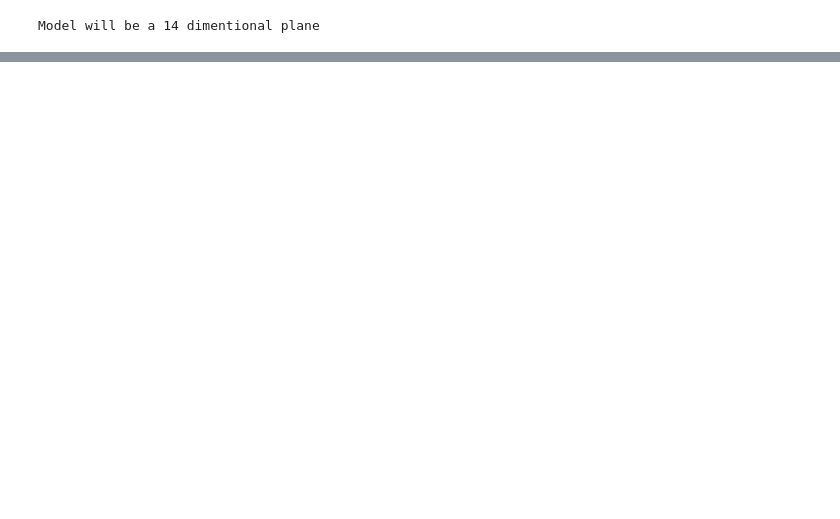
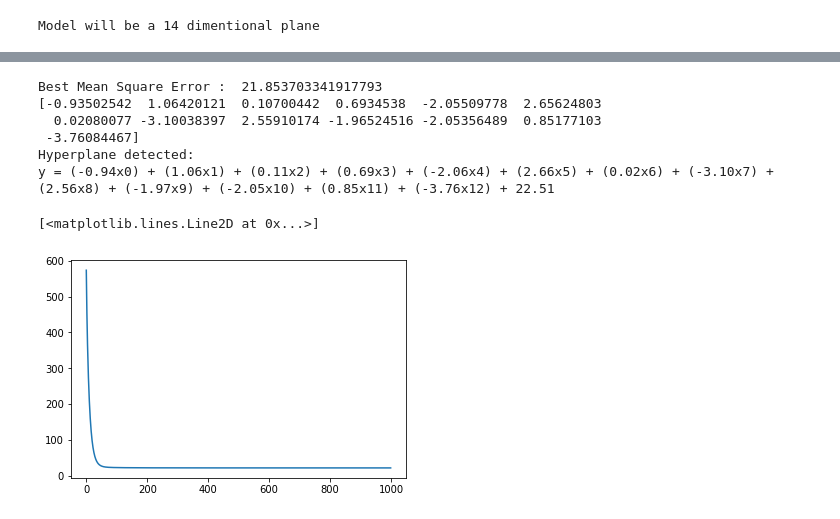
Before and after one commit to data-science-and-machine-learning/gradient-descent, a Jupyter notebook: 06_Implement_SGD.ipynb, the cells around one changed output, grey strips where cells are left out. Saved outputs shown, nothing was run; the diff lists cells and outputs as text; code cells hidden in the pictures; blank space fills up the shorter version.

Commit message:
My model vs SGDregressor

```diff
--- a/06_Implement_SGD.ipynb
+++ b/06_Implement_SGD.ipynb
@@ -77,32 +80,58 @@ Model will be a 14 dimentional plane
 #for the intercept:
 #n = n + loss * learning rate
 
-def gradientDescent(dataframe, learning_rate):
-  slopes= np.repeat(1, (dataframe.shape[1]-1))
+def gradientDescent(dataframe, iterations, learning_rate):
+  mses= []
+
+  slopes= np.repeat(0.5, (dataframe.shape[1]-1))
   print('slopes= ', slopes,  end=' | \n')
   intercept= 0
+  for itern in tqdm(range(iterations)):
+    y_pred= []
+    k= 0
+    for each in range(dataframe.shape[0]):
+      point= np.array(dataframe.iloc[each])
+      x= point[:-1]
+      y= point[-1:]
 
-  for each in dataframe:
-    point= np.array(dataframe.iloc[each])
-    x= point[:-1]
-    y= point[-1:]
+      # predicted value=  ax0 + bx1 + cx2 + dx3 + ex4 + fx5 + gx6 + hx7 + ix8 + jx9 + kx10 + lx11+ mx12+ intercept
+      predicted= np.sum(slopes * x)+intercept
+      error= y[0]- predicted
+      for i in range(len(slopes)):
+        slopes[i] = slopes[i] + (error * x[i] * learning_rate)
 
-    # predicted value=  ax0 + bx1 + cx2 + dx3 + ex4 + fx5 + gx6 + hx7 + ix8 + jx9 + kx10 + lx11+ mx12+ intercept
-    predicted= np.sum(slopes * x)+intercept
-    error= y[0]- predicted
-    for i in range(len(slopes)):
-      #print(slopes[i], x[i])
-      slopes[i] = slopes[i] + (error * x[i] * learning_rate)
+      intercept = intercept + (error * learning_rate)
+      result= np.sum(slopes*x)+intercept
+      y_pred.append(result)
+      k= k+1
 
-    intercept = intercept + (error * learning_rate)
+    mses.append([mean_squared_error(dataframe['Target'], y_pred), slopes, intercept])
+    if itern > 3:
+      if mses[-1] == mses[-2] == mses[-3]:
+        # reducing 0.1% learning rate if mean square error matches.
+        learning_rate= learning_rate-(0.001*learning_rate)
+      elif mses[-1] == mses[-2]:
+        # reducing 1% learning rate if mean square error matches.
+        learning_rate= learning_rate-(0.01*learning_rate)
+      elif mses[-1] > mses[-2]:
+        # reducing 0.5% learning rate if mean square error raise.
+        learning_rate= learning_rate-(0.005*learning_rate)
+  return mses
 
-    print('x=', x, end=' | ')
-    print('y=', y[0], end=' | ')
-    print('slopes= ', slopes,  end=' | ')
-    print('intercept=', intercept, end=' | \n')
-    break
-  return slopes, intercept
 
-slo, interc= gradientDescent(df, 0.1)
-print(slo, ' | ', interc)
+results= gradientDescent(df, 1000, 0.0001)
+mses= [results[i][0] for i in range(len(results))]
+slopes= [results[i][1] for i in range(len(results))]
+intercept= [results[i][2] for i in range(len(results))]
+
+print('Best Mean Square Error : ', min(mses))
+best_slope= slopes[np.argmin(mses)]
+print(best_slope)
+best_intercept= intercept[np.argmin(mses)]
+# Hyperplane model:
+print('Hyperplane detected: \ny = ', end='')
+for it in range(len(slopes[0])):
+  print('({:.2f}x{})'.format(best_slope[it], it), end=' + ')
+print('{:.2f}'.format(intercept[np.argmin(mses)]))
+plt.plot(mses)
 # %% [output]
@@ -113,0 +140,8 @@ x= [-0.41978194  0.28482986 -1.2879095  -0.27259857 -0.14421743  0.41367189
+Best Mean Square Error :  21.853703341917793
+[-0.93502542  1.06420121  0.10700442  0.6934538  -2.05509778  2.65624803
+  0.02080077 -3.10038397  2.55910174 -1.96524516 -2.05356489  0.85177103
+ -3.76084467]
+Hyperplane detected:
+y = (-0.94x0) + (1.06x1) + (0.11x2) + (0.69x3) + (-2.06x4) + (2.66x5) + (0.02x6) + (-3.10x7) + (2.56x8) + (-1.97x9) + (-2.05x10) + (0.85x11) + (-3.76x12) + 22.51
+[<matplotlib.lines.Line2D at 0x...>]
+[figure, added]
```
Also changed, not shown: parts of 5 cells of this notebook.
